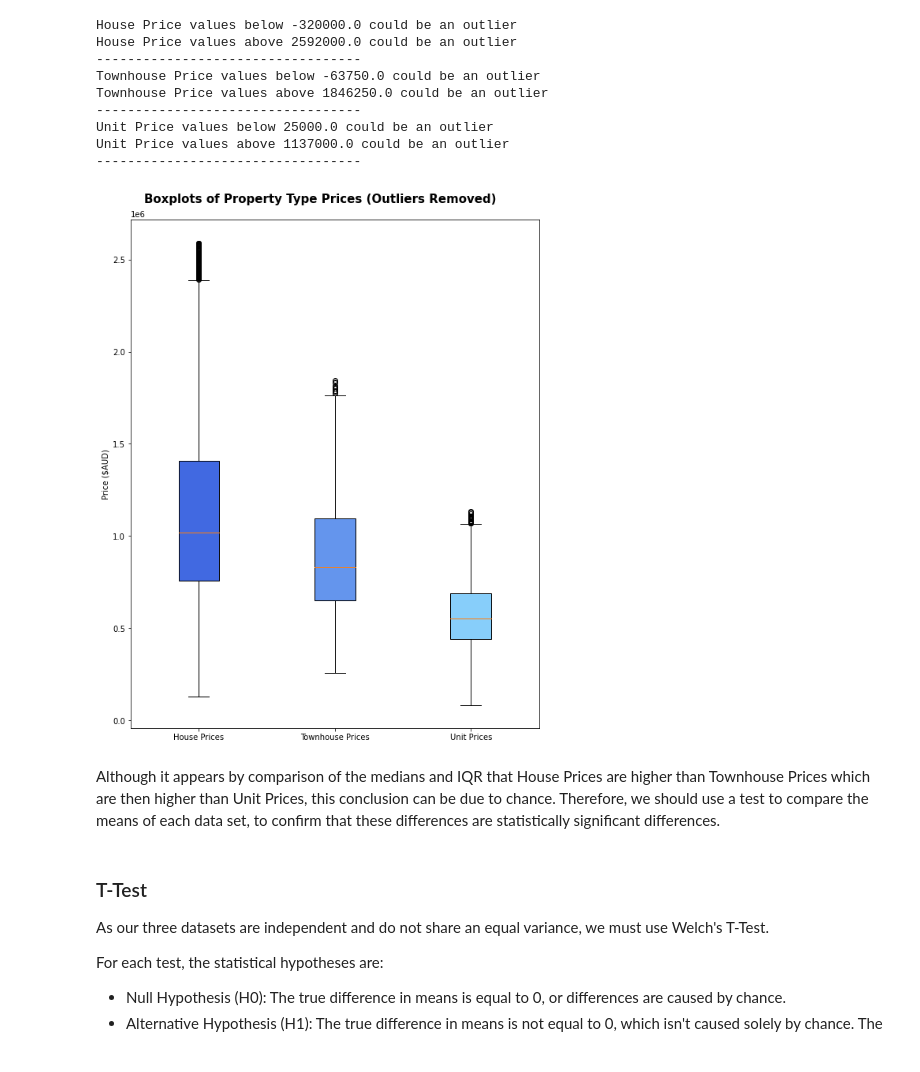
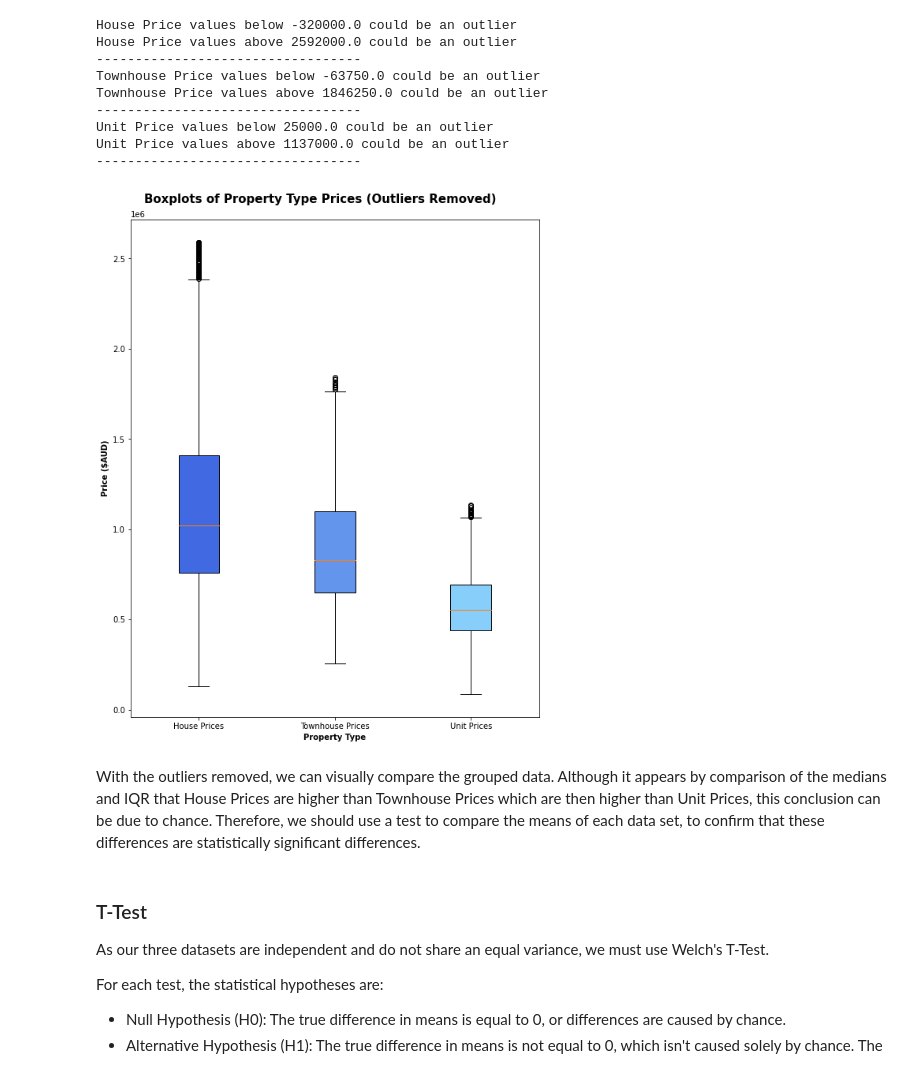
Before and after one commit to Kopixx/Project-1, a Jupyter notebook: Q1_data_exploration.ipynb, the cells around one changed output. Drawn from its saved outputs; the diff is of its cells as text; code cells hidden in the pictures.

```diff
--- a/Q1_data_exploration.ipynb
+++ b/Q1_data_exploration.ipynb
@@ -12,7 +12,7 @@ import scipy.stats as st
 import numpy as np
 # %%
 #Save the dataset filepath
-cleaned_path = "~/Documents/DataBootcamp/PythonProjects/Properties_of_Melbourne_City_CLEANED.csv"
+cleaned_path = "Properties_of_Melbourne_City_CLEANED.csv"
 # %%
 #Read the cleaned csv file into a dataframe
 cleaned_df = pd.read_csv(cleaned_path)
@@ -158,23 +164,25 @@ Unit Price values above 1137000.0 could be an outlier
 # %%
 #Boxplot comparison after outlier removal
 #Collect all the boxplot data
 boxplot_type_dict = {"House Prices": house_price_data,
                     "Townhouse Prices": townhouse_price_data,
                     "Unit Prices": unit_price_data}
 
 fig, ax = plt.subplots(figsize=(8,10))
 fig.suptitle("Boxplots of Property Type Prices (Outliers Removed)", fontsize = 15, fontweight = 'bold')
 bp = ax.boxplot(boxplot_type_dict.values(), labels=boxplot_type_dict.keys(), patch_artist=True)
 bp['boxes'][0].set_facecolor('royalblue')
 bp['boxes'][1].set_facecolor('cornflowerblue')
 bp['boxes'][2].set_facecolor('lightskyblue')
-ax.set_ylabel("Price ($AUD)")
+ax.set_ylabel("Price ($AUD)", fontweight='bold')
+ax.set_xlabel("Property Type", fontweight='bold')
 
+plt.savefig("Boxplots of Property Type Prices (Outliers Removed).png")
 plt.tight_layout()
 # %% [output]
-[figure, old version]
+[figure, new version]
 # %% [markdown]
-Although it appears by comparison of the medians and IQR that House Prices are higher than Townhouse Prices which are then higher than Unit Prices, this conclusion can be due to chance. Therefore, we should use a test to compare the means of each data set, to confirm that these differences are statistically significant differences.
+With the outliers removed, we can visually compare the grouped data. Although it appears by comparison of the medians and IQR that House Prices are higher than Townhouse Prices which are then higher than Unit Prices, this conclusion can be due to chance. Therefore, we should use a test to compare the means of each data set, to confirm that these differences are statistically significant differences.
 # %% [markdown]
 ### T-Test
 As our three datasets are independent and do not share an equal variance, we must use Welch's T-Test.
```
Also changed, not shown: parts of 26 cells of this notebook, 1 other file.
